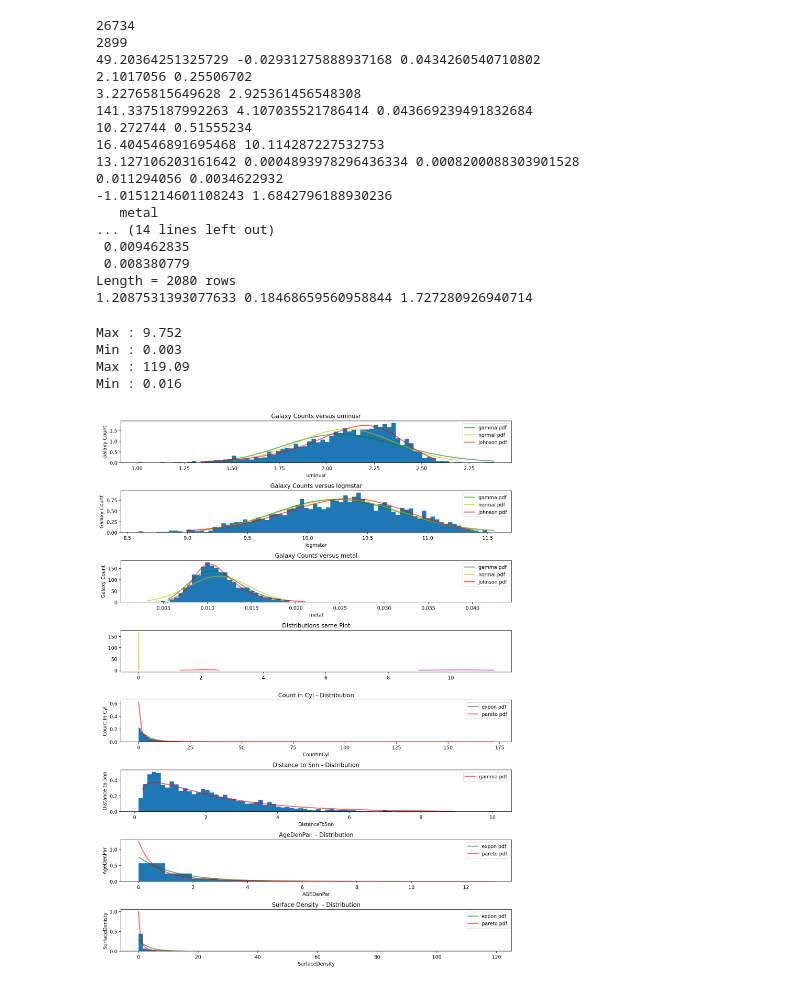
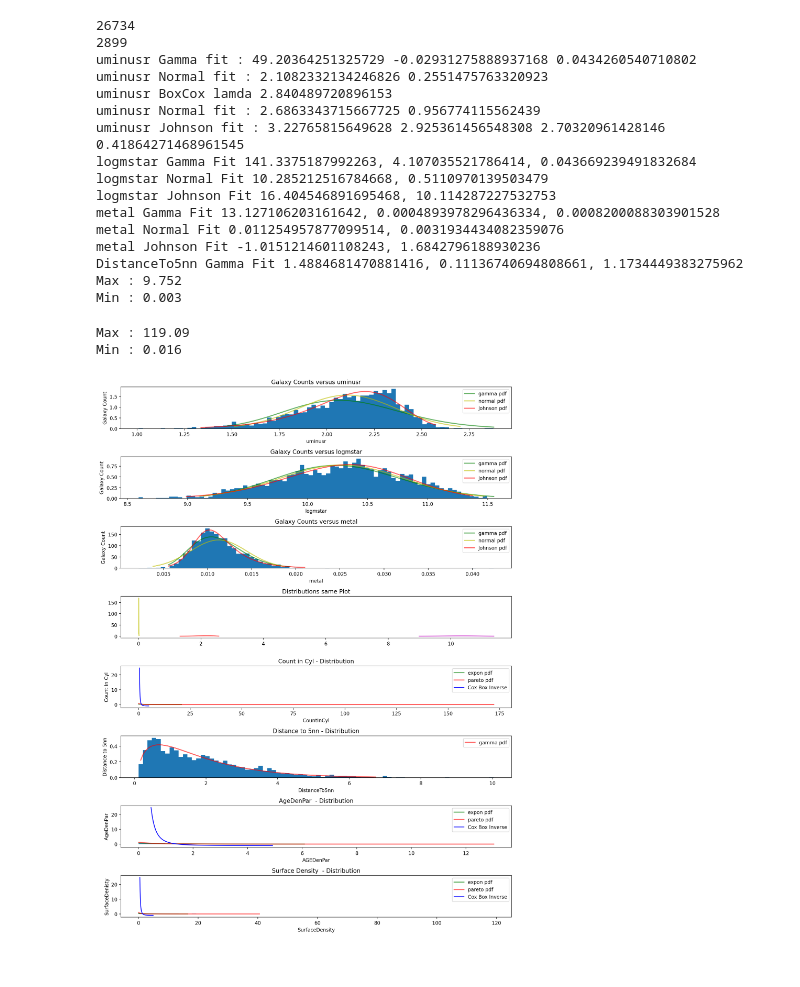
Before and after one commit to KeithSloan/MSc_Project, a Jupyter notebook: Jupyter/AstropyTable/Distribution-Fits-Ellipticals.ipynb, the cells around one changed output. Drawn from its saved outputs; the diff is of its cells as text; code cells hidden in the pictures.

```diff
--- a/Jupyter/AstropyTable/Distribution-Fits-Ellipticals.ipynb
+++ b/Jupyter/AstropyTable/Distribution-Fits-Ellipticals.ipynb
@@ -40,17 +40,29 @@ ax1.set_xlabel(xfield)
 #ax1.hist(bins[:-1],bins, weights=counts)
 
 ag, bg, cg =stats.gamma.fit(RErange[xfield].data)
-print(ag, bg, cg)
+print(f"{xfield} Gamma fit : {ag} {bg} {cg}")
 xg0, xg1 = stats.gamma.ppf([0.01, 0.99], ag, loc = bg, scale=cg)
 xg = np.linspace(xg0,xg1,100)
 
-an, bn =stats.norm.fit(RErange1[xfield].data)
-print(an, bn)
+an, bn =stats.norm.fit(RErange[xfield].data)
+print(f"{xfield} Normal fit : {an} {bn}")
 xn0, xn1 = stats.norm.ppf([0.01, 0.99], an, scale = bn)
 xn = np.linspace(xn0,xn1,100)
 
+# Perform Cox Box
+#print(stats.boxcox(RErange[xfield]))
+transdata, lamda = stats.boxcox(RErange[xfield])
+print(f"{xfield} BoxCox lamda {lamda}")
+acn ,bcn =stats.norm.fit(transdata)
+print(f"{xfield} Normal fit : {acn} {bcn}")
+xcn0, xcn1 = stats.norm.ppf([0.01, 0.99], acn, scale = bcn)
+xcn = np.linspace(xcn0,xcn1,100)
+# y values for CoxBox
+ycn = (lamda / xcn**lamda-1)
+
+
 aj, bj, cj, dj =stats.johnsonsu.fit(RErange[xfield].data)
-print(aj, bj)
+print(f"{xfield} Johnson fit : {aj} {bj} {cj} {dj}")
 xj0, xj1 = stats.johnsonsu.ppf([0.01, 0.99], aj, bj, loc=cj, scale=dj)
 xj = np.linspace(xj0,xj1,100)
 
@@ -59,7 +71,6 @@ ax1.plot(xn, stats.norm.pdf(xn, an, bn),'y-', lw=2, alpha=0.6, label='normal pdf
 ax1.plot(xj, stats.johnsonsu.pdf(xj, aj, bj, loc=cj, scale=dj),'r-', lw=2, alpha=0.6, label='Johnson pdf')
 ax1.hist(RErange[xfield].data, bins=binCount, density=True)
 #ax1.set_xlabel(xfield)
-ax1.set_xlabel('uminusr')
 ax1.legend()
 
 
@@ -72,17 +83,17 @@ ax2.set_xlabel(xfield)
 #ax1.hist(bins[:-1],bins, weights=counts)
 
 alg, blg, clg =stats.gamma.fit(RErange[xfield].data)
-print(alg, blg, clg)
+print(f"{xfield} Gamma Fit {alg}, {blg}, {clg}")
 xlg0, xlg1 = stats.gamma.ppf([0.01, 0.99], alg, loc = blg, scale=clg)
 xlg = np.linspace(xlg0,xlg1,100)
 
-aln, bln =stats.norm.fit(RErange1[xfield].data)
-print(aln, bln)
+aln, bln =stats.norm.fit(RErange[xfield].data)
+print(f"{xfield} Normal Fit {aln}, {bln}")
 xln0, xln1 = stats.norm.ppf([0.01, 0.99], aln, scale = bln)
 xln = np.linspace(xln0,xln1,100)
 
 alj, blj, clj, dlj =stats.johnsonsu.fit(RErange[xfield].data)
-print(alj, blj)
+print(f"{xfield} Johnson Fit {alj}, {blj}")
 xlj0, xlj1 = stats.johnsonsu.ppf([0.01, 0.99], alj, blj, loc=clj, scale=dlj)
 xlj = np.linspace(xlj0,xlj1,100)
 
@@ -104,21 +115,20 @@ ax3.set_xlabel(xfield)
 #ax1.hist(bins[:-1],bins, weights=counts)
 
 amg, bmg, cmg =stats.gamma.fit(RErange[xfield].data)
-print(amg, bmg, cmg)
+print(f"{xfield} Gamma Fit {amg}, {bmg}, {cmg}")
 xmg0, xmg1 = stats.gamma.ppf([0.01, 0.99], amg, loc = bmg, scale=cmg)
 xmg = np.linspace(xmg0,xmg1,100)
 
-amn, bmn =stats.norm.fit(RErange1[xfield].data)
-print(amn, bmn)
+amn, bmn =stats.norm.fit(RErange[xfield].data)
+print(f"{xfield} Normal Fit {amn}, {bmn}")
 xmn0, xmn1 = stats.norm.ppf([0.01, 0.99], amn, scale = bmn)
 xmn = np.linspace(xmn0,xmn1,100)
 
 amj, bmj, cmj, dmj =stats.johnsonsu.fit(RErange[xfield].data)
-print(amj, bmj)
+print(f"{xfield} Johnson Fit {amj}, {bmj}")
 xmj0, xmj1 = stats.johnsonsu.ppf([0.01, 0.99], amj, bmj, loc=cmj, scale=dmj)
 xmj = np.linspace(xmj0,xmj1,100)
 
-print(RErange[xfield])
 ax3.plot(xmg, stats.gamma.pdf(xmg, amg, loc=bmg, scale=cmg),'g-', lw=2, alpha=0.6, label='gamma pdf')
 ax3.plot(xmn, stats.norm.pdf(xmn, amn, bmn),'y-', lw=2, alpha=0.6, label='normal pdf')
 ax3.plot(xmj, stats.johnsonsu.pdf(xmj, amj, bmj, loc=cmj, scale=dmj),'r-', lw=2, alpha=0.6, label='Johnson pdf')
@@ -157,6 +167,7 @@ xp = np.linspace(xp0,xp1,100)
 ax5.plot(xe, stats.expon.pdf(xe, loc=ae, scale=be),'g-', lw=2, alpha=0.6, label='expon pdf')
 ax5.plot(xp, stats.pareto.pdf(xp, ap, loc=bp, scale=cp),'r-', lw=2, alpha=0.6, label='pareto pdf')
 ax5.hist(RErange[xfield].data, bins=int(0.9+max(RErange[xfield])), density=True)
+ax5.plot(xcn,ycn,'b', label='Cox Box Inverse')
 ax5.legend()
 
 xfield = 'DistanceTo5nn'
@@ -164,8 +175,8 @@ ax6 = fig.add_subplot(8, 1, 6)
 ax6.title.set_text('Distance to 5nn - Distribution')
 ax6.set_ylabel('Distance to 5nn')
 ax6.set_xlabel(xfield)
-ag, bg, cg =stats.gamma.fit(RErange1[xfield].data)
-print(ag, bg, cg)
+ag, bg, cg =stats.gamma.fit(RErange[xfield].data)
+print(f"{xfield} Gamma Fit {ag}, {bg}, {cg}")
 xg0, xg1 = stats.gamma.ppf([0.01, 0.99], ag, loc=bg, scale=cg)
 xg = np.linspace(xg0,xg1, 100)
 
@@ -196,6 +207,7 @@ ax7.plot(xae, stats.expon.pdf(xae, loc=aae, scale=bae),'g-', lw=2, alpha=0.6, la
 ax7.plot(xap, stats.pareto.pdf(xap, aap, loc=bap, scale=cap),'r-', lw=2, alpha=0.6, label='pareto pdf')
 ax7.hist(RErange[xfield], bins=int(0.9+max(RErange[xfield])), density=True)
 #ax4.plot(xag, stats.gamma.pdf(xag, aag, loc=bag, scale = cag),'r-', lw=2, alpha=0.6, label='gamma pdf')
+ax7.plot(xcn,ycn,'b', label='Cox Box Inverse')
 ax7.legend()
 
 xfield = 'SurfaceDensity'
@@ -204,48 +216,46 @@ ax8.title.set_text('Surface Density  - Distribution')
 ax8.set_ylabel('SurfaceDenisty')
 ax8.set_xlabel(xfield)
 print('Max : '+str(max(RErange[xfield])))
 print('Min : '+str(min(RErange[xfield])))
 
 ase, bse = stats.expon.fit(RErange[xfield].data)
 xse0, xse1 = stats.expon.ppf([0.01, 0.99], loc=ase, scale=bse)
 xse = np.linspace(xse0,xse1,100)
 
 #v = stats.pareto.fit(RErange1[xfield].data)
 #print(len(v))
 asp, bsp, csp = stats.pareto.fit(RErange[xfield].data)
 xsp0, xsp1 = stats.pareto.ppf([0.01, 0.99], asp, loc=bsp, scale=csp)
 xsp = np.linspace(xsp0,xsp1,100)
 
 #ax8.plot(xg, stats.geom.pdf(xg, loc=ag, scale=bg),'g-', lw=2, alpha=0.6, label='geom pdf')
 ax8.plot(xse, stats.expon.pdf(xse, loc=ase, scale=bse),'g-', lw=2, alpha=0.6, label='expon pdf')
 ax8.plot(xsp, stats.pareto.pdf(xsp, asp, loc=bsp, scale=csp),'r-', lw=2, alpha=0.6, label='pareto pdf')
 ax8.hist(RErange[xfield].data, bins=binCount, density=True)
 #ax8.plot(xag, stats.gamma.pdf(xs, aas, loc=bs, scale = cs),'r-', lw=2, alpha=0.6, label='gamma pdf')
+ax8.plot(xcn,ycn,'b', label='Cox Box Inverse')
 ax8.legend()
 
 
 fig.tight_layout()
 plt.show()
 # %% [output]
 26734
 2899
-49.20364251325729 -0.02931275888937168 0.0434260540710802
-2.1017056 0.25506702
-3.22765815649628 2.925361456548308
-141.3375187992263 4.107035521786414 0.043669239491832684
-10.272744 0.51555234
-16.404546891695468 10.114287227532753
-13.127106203161642 0.0004893978296436334 0.0008200088303901528
-0.011294056 0.0034622932
--1.0151214601108243 1.6842796188930236
-   metal
-... (14 lines left out)
- 0.009462835
- 0.008380779
-Length = 2080 rows
-1.2087531393077633 0.18468659560958844 1.727280926940714
+uminusr Gamma fit : 49.20364251325729 -0.02931275888937168 0.0434260540710802
+uminusr Normal fit : 2.1082332134246826 0.2551475763320923
+uminusr BoxCox lamda 2.840489720896153
+uminusr Normal fit : 2.6863343715667725 0.956774115562439
+uminusr Johnson fit : 3.22765815649628 2.925361456548308 2.70320961428146 0.41864271468961545
+logmstar Gamma Fit 141.3375187992263, 4.107035521786414, 0.043669239491832684
+logmstar Normal Fit 10.285212516784668, 0.5110970139503479
+logmstar Johnson Fit 16.404546891695468, 10.114287227532753
+metal Gamma Fit 13.127106203161642, 0.0004893978296436334, 0.0008200088303901528
+metal Normal Fit 0.011254957877099514, 0.0031934434082359076
+metal Johnson Fit -1.0151214601108243, 1.6842796188930236
+DistanceTo5nn Gamma Fit 1.4884681470881416, 0.11136740694808661, 1.1734449383275962
+Max : 9.752
+Min : 0.003
-Max : 9.752
-Min : 0.003
 Max : 119.09
 Min : 0.016
-[figure, old version]
+[figure, new version]
```
Also changed, not shown: 8 other files.
